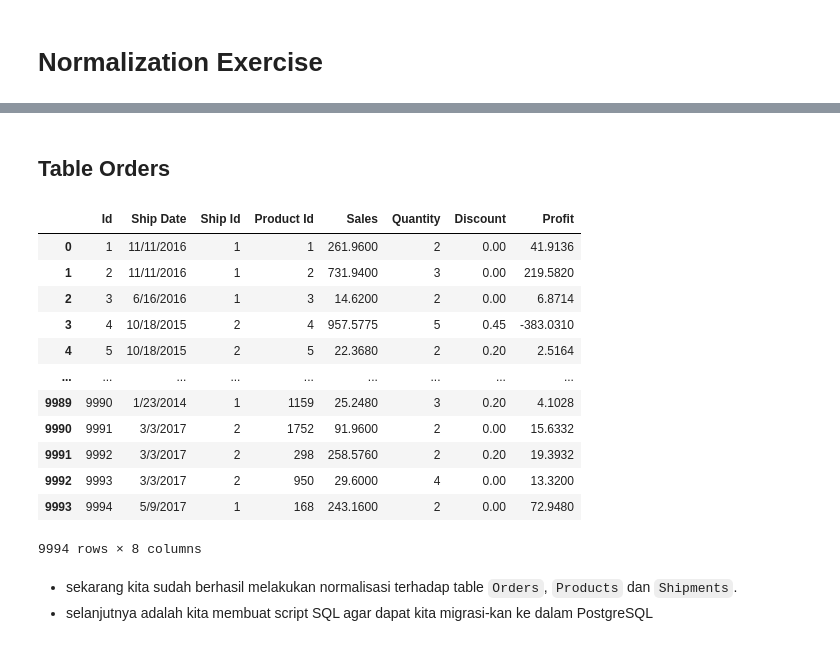
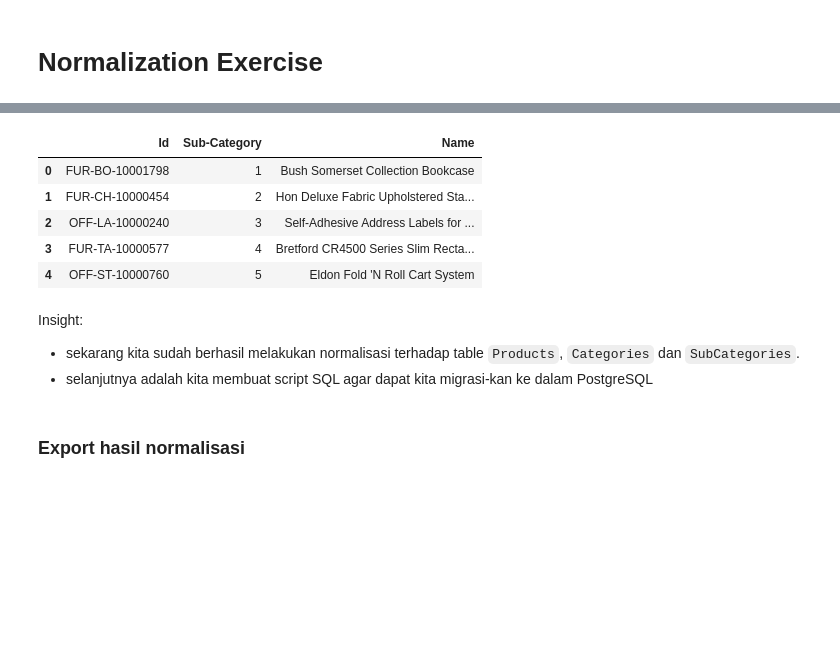
Before and after one commit to h8-lecture-notes/sample-db-normalization-with-pandas, a Jupyter notebook: notes.ipynb, the cells around one changed output, grey strips where cells are left out. Saved outputs shown, nothing was run; the diff lists cells and outputs as text; code cells hidden in the pictures; blank space fills up the shorter version.

```diff
--- a/notes.ipynb
+++ b/notes.ipynb
@@ -107,52 +153,29 @@ dfProducts
-# %% [markdown]
-## Table Orders
-# %%
-# membuat df baru, duplicate df existing
-dfOrders = df.copy()
-
-# mengganti nama kolom Row Id menjadi Id
-dfOrders.rename(columns={"Row ID": "Id"}, inplace=True)
-
-# mengganti nama kolom Order ID menjadi Order Code
-dfOrders.rename(columns={"Order ID": "Order Code"}, inplace=True)
-
-# mengganti value ship mode dengan id yang sesuai dari table shipments
-shipModes = []
-for value in dfOrders['Ship Mode']:
-    modeId = dfShipment[dfShipment['Mode'] == value]['Id'].iloc[0] # get first index value from every filter result
-    shipModes.append(modeId)
-
-dfOrders['Ship Mode'] = shipModes
-
-# rename kolom Ship Mode menjadi Ship Id
-dfOrders.rename(columns={"Ship Mode": "Ship Id"}, inplace=True)
-
-# mengganti value product name dengan id yang sesuai dari table products
-productIds = []
-for value in dfOrders['Product Name']:
-    productId = dfProducts[dfProducts['Name'] == value]['Id'].iloc[0] # get first index value from every filter result
-    productIds.append(productId)
-
-dfOrders['Product Name'] = productIds
-
-# rename kolom Product Name menjadi Product Id
-dfOrders.rename(columns={"Product Name": "Product Id"}, inplace=True)
-
-dfOrders
-# %% [output]
-|  | Id | Ship Date | Ship Id | Product Id | Sales | Quantity | Discount | Profit |
-| 0 | 1 | 11/11/2016 | 1 | 1 | 261.9600 | 2 | 0.00 | 41.9136 |
-| 1 | 2 | 11/11/2016 | 1 | 2 | 731.9400 | 3 | 0.00 | 219.5820 |
-| 2 | 3 | 6/16/2016 | 1 | 3 | 14.6200 | 2 | 0.00 | 6.8714 |
-| 3 | 4 | 10/18/2015 | 2 | 4 | 957.5775 | 5 | 0.45 | -383.0310 |
-| 4 | 5 | 10/18/2015 | 2 | 5 | 22.3680 | 2 | 0.20 | 2.5164 |
-| ... | ... | ... | ... | ... | ... | ... | ... | ... |
-| 9989 | 9990 | 1/23/2014 | 1 | 1159 | 25.2480 | 3 | 0.20 | 4.1028 |
-| 9990 | 9991 | 3/3/2017 | 2 | 1752 | 91.9600 | 2 | 0.00 | 15.6332 |
-| 9991 | 9992 | 3/3/2017 | 2 | 298 | 258.5760 | 2 | 0.20 | 19.3932 |
-| 9992 | 9993 | 3/3/2017 | 2 | 950 | 29.6000 | 4 | 0.00 | 13.3200 |
-| 9993 | 9994 | 5/9/2017 | 1 | 168 | 243.1600 | 2 | 0.00 | 72.9480 |
-9994 rows × 8 columns
+# %%
+# membuat kolom SubCategoryId
+subCategoryIds = []
+for i in df['Sub-Category']:
+    filter = subCategories[subCategories['SubCategory'] == i]['Id']
+    subCategoryIds.append(filter.iloc[0])
+
+df['Sub-Category'] = subCategoryIds
+
+# drop column Category
+df.drop(columns="Category", inplace=True)
+
+# rename column Sub-Category to SubCategoryId
+df.rename(columns={"Sub-Category":"SubCategoryId"})
+
+df.head()
+# %% [output]
+|  | Id | Sub-Category | Name |
+| 0 | FUR-BO-10001798 | 1 | Bush Somerset Collection Bookcase |
+| 1 | FUR-CH-10000454 | 2 | Hon Deluxe Fabric Upholstered Sta... |
+| 2 | OFF-LA-10000240 | 3 | Self-Adhesive Address Labels for ... |
+| 3 | FUR-TA-10000577 | 4 | Bretford CR4500 Series Slim Recta... |
+| 4 | OFF-ST-10000760 | 5 | Eldon Fold 'N Roll Cart System |
 # %% [markdown]
-- sekarang kita sudah berhasil melakukan normalisasi terhadap table `Orders`, `Products` dan `Shipments`.
+Insight:
+- sekarang kita sudah berhasil melakukan normalisasi terhadap table `Products`, `Categories` dan `SubCategories`.
 - selanjutnya adalah kita membuat script SQL agar dapat kita migrasi-kan ke dalam PostgreSQL
+# %% [markdown]
+### Export hasil normalisasi
```
Also changed, not shown: parts of 30 cells of this notebook, 5 other files.
